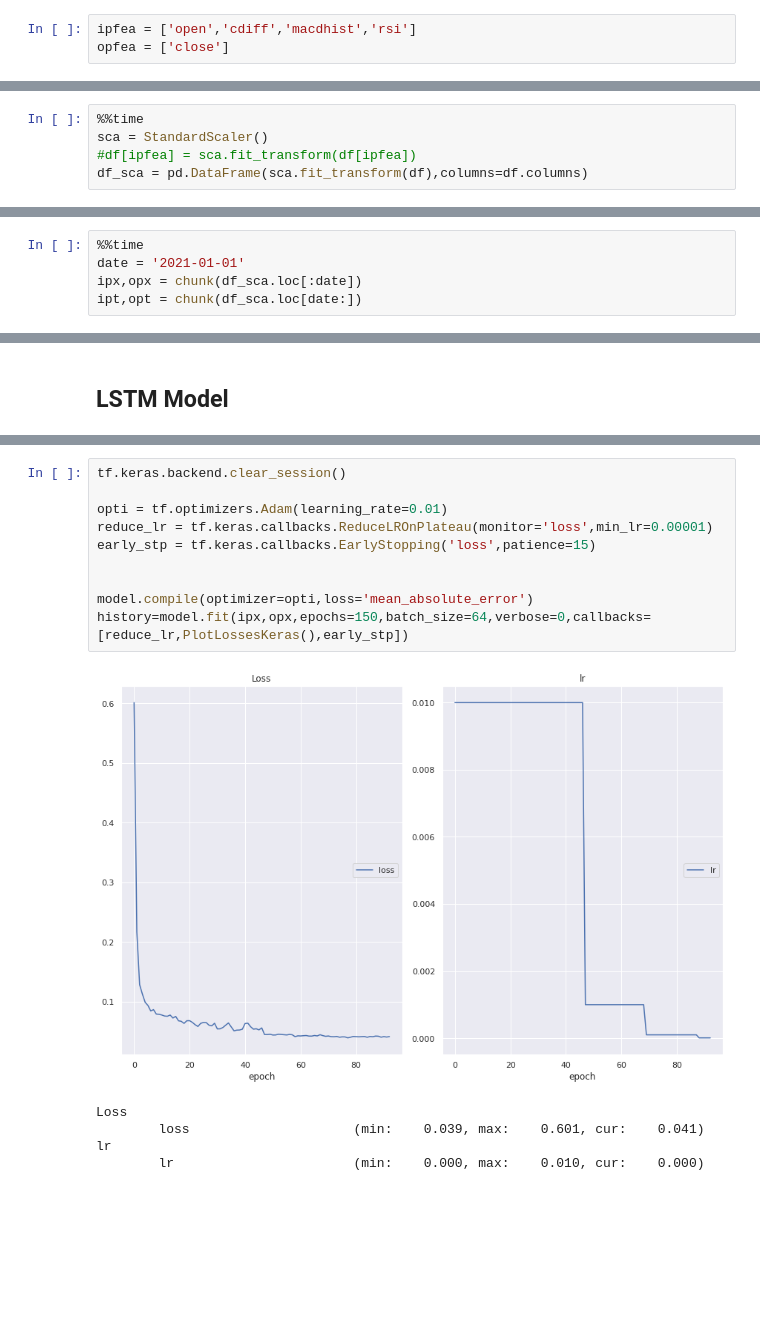
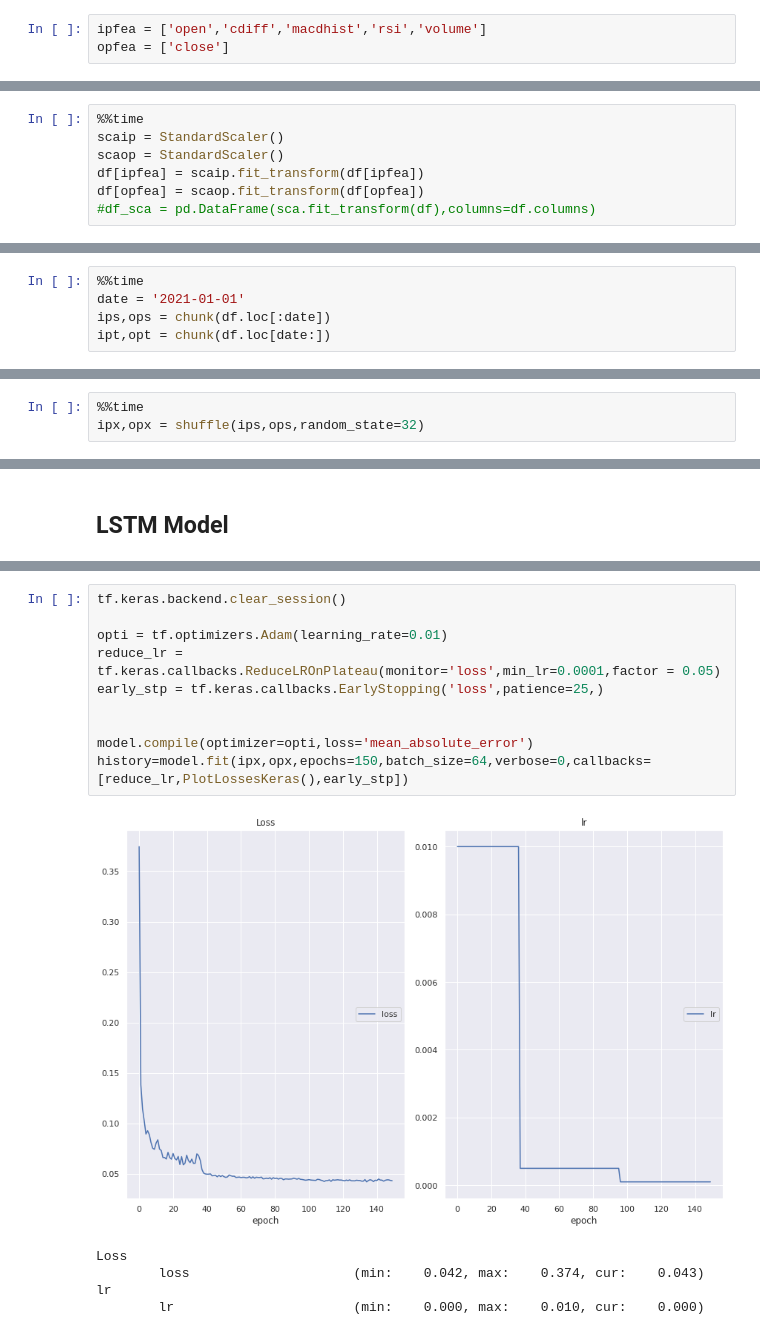
Before and after one commit to AsutoshDalei/stock-work, a Jupyter notebook: Single Stock Analysis.ipynb, the cells around one changed output, grey strips where cells are left out. Cells and saved outputs as stored; diff of their text form; blank space fills up the shorter version.

```diff
--- a/Single Stock Analysis.ipynb
+++ b/Single Stock Analysis.ipynb
@@ -212,13 +216,15 @@ df.shape
 **While the target will be:**
 - Daily Difference
 # %%
-ipfea = ['open','cdiff','macdhist','rsi']
+ipfea = ['open','cdiff','macdhist','rsi','volume']
 opfea = ['close']
 # %% [markdown]
 **Since all our features are of a different scale, it is important for us to scale our data, for our model to run faster and not develop bias towards a higher scale feature**
 # %%
 %%time
-sca = StandardScaler()
-#df[ipfea] = sca.fit_transform(df[ipfea])
-df_sca = pd.DataFrame(sca.fit_transform(df),columns=df.columns)
+scaip = StandardScaler()
+scaop = StandardScaler()
+df[ipfea] = scaip.fit_transform(df[ipfea])
+df[opfea] = scaop.fit_transform(df[opfea])
+#df_sca = pd.DataFrame(sca.fit_transform(df),columns=df.columns)
 # %% [output]
@@ -238,6 +244,6 @@ def chunk(data,window=7):
 # %%
 %%time
 date = '2021-01-01'
-ipx,opx = chunk(df_sca.loc[:date])
-ipt,opt = chunk(df_sca.loc[date:])
+ips,ops = chunk(df.loc[:date])
+ipt,opt = chunk(df.loc[date:])
 # %% [output]
@@ -247,0 +254,3 @@ Wall time: 3.53 s
+# %%
+%%time
+ipx,opx = shuffle(ips,ops,random_state=32)
@@ -283,16 +301,16 @@ model = tf.keras.models.Sequential([
 # %%
 tf.keras.backend.clear_session()
 
 opti = tf.optimizers.Adam(learning_rate=0.01)
-reduce_lr = tf.keras.callbacks.ReduceLROnPlateau(monitor='loss',min_lr=0.00001)
-early_stp = tf.keras.callbacks.EarlyStopping('loss',patience=15)
+reduce_lr = tf.keras.callbacks.ReduceLROnPlateau(monitor='loss',min_lr=0.0001,factor = 0.05)
+early_stp = tf.keras.callbacks.EarlyStopping('loss',patience=25,)
 
 
 model.compile(optimizer=opti,loss='mean_absolute_error')
 history=model.fit(ipx,opx,epochs=150,batch_size=64,verbose=0,callbacks=[reduce_lr,PlotLossesKeras(),early_stp])
 # %% [output]
-[figure, old version]
+[figure, new version]
 Loss
-        loss                     (min:    0.039, max:    0.601, cur:    0.041)
+        loss                     (min:    0.042, max:    0.374, cur:    0.043)
 lr
         lr                       (min:    0.000, max:    0.010, cur:    0.000)
```
Also changed, not shown: parts of 25 cells of this notebook.
